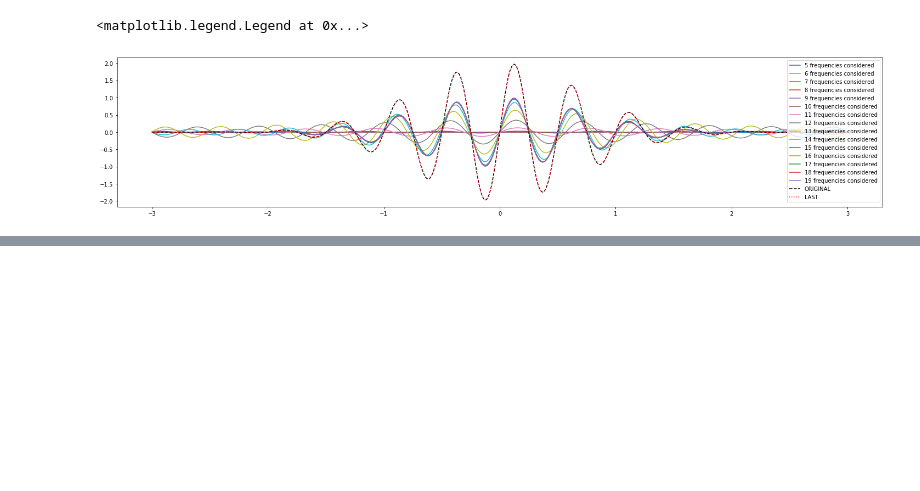
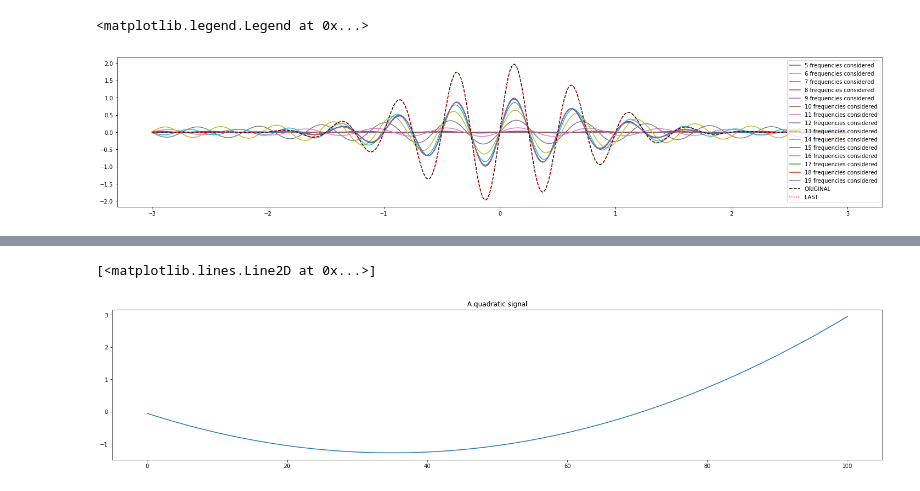
Before and after one commit to francescolosterzo/Fourier-Transform, a Jupyter notebook: FourierTransform.ipynb, the cells around one changed output, grey strips where cells are left out. Drawn from its saved outputs; the diff is of its cells as text; code cells hidden in the pictures; blank space fills up the shorter version.

```diff
--- a/FourierTransform.ipynb
+++ b/FourierTransform.ipynb
@@ -285,0 +334,11 @@ plt.legend(loc='best')
+# %%
+sampling = 0.01
+x = np.arange(0,100,sampling)
+y4 = (x**2 - 70*x - 50)/1000
+# %%
+plt.figure(figsize=(25,5))
+plt.title('A quadratic signal')
+plt.plot(x, y4)
+# %% [output]
+[<matplotlib.lines.Line2D at 0x...>]
+[figure, added]
```
Also changed, not shown: parts of 45 cells of this notebook, 1 other file.
